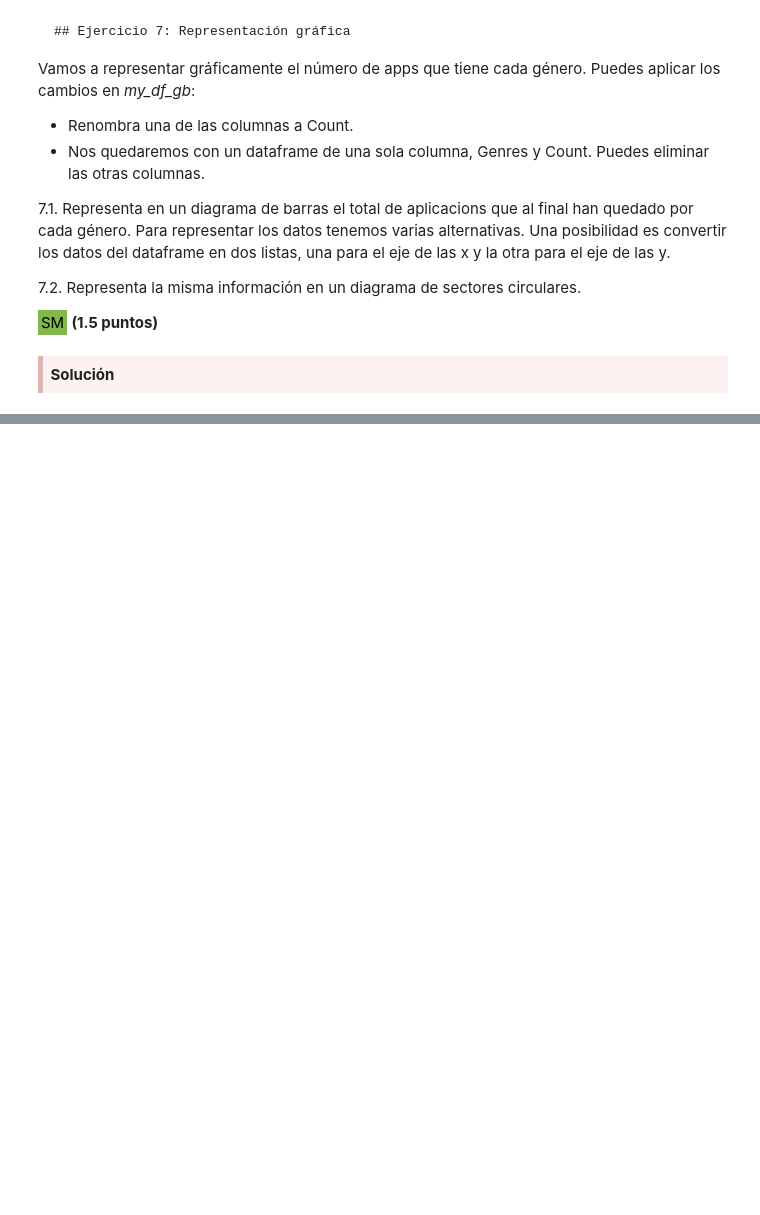
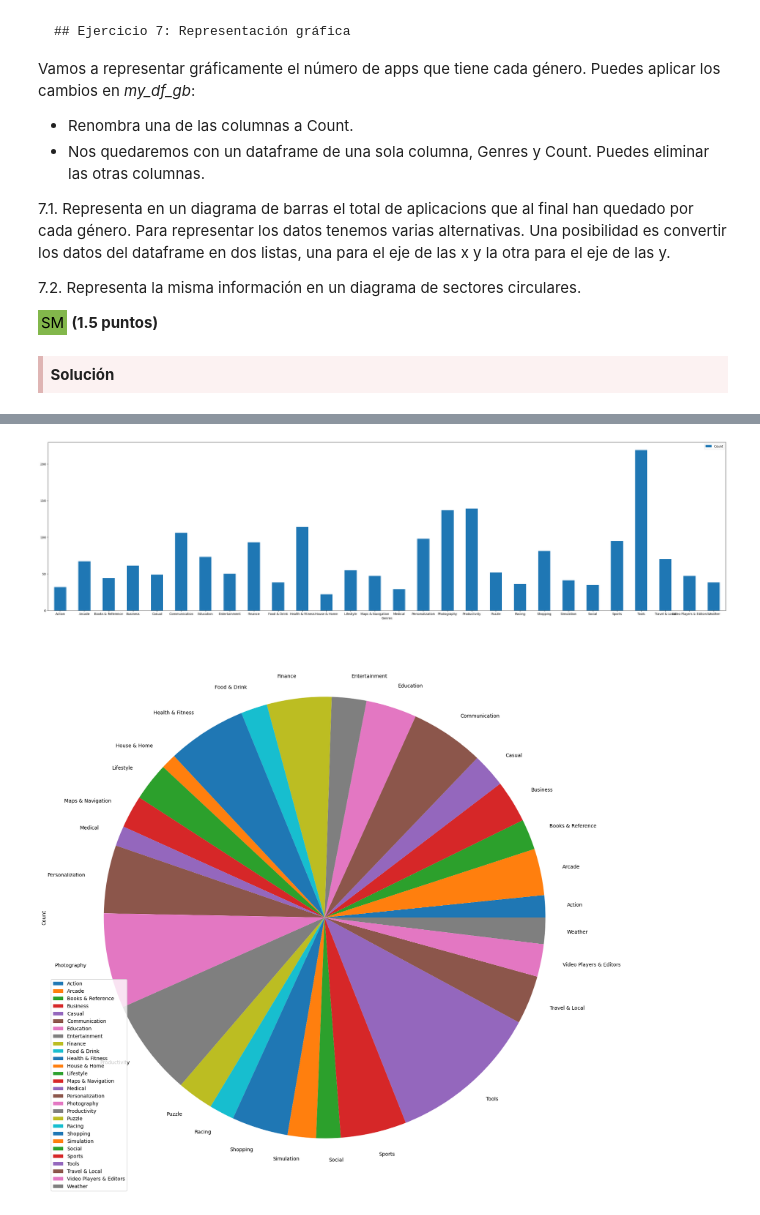
Before and after one commit to aloarte/pcd_solutions, a Jupyter notebook: PEC1/ES_PAC1_Enunciado.ipynb, the cells around one changed output, grey strips where cells are left out. Cells and saved outputs as stored; diff of their text form; code cells hidden in the pictures; blank space fills up the shorter version.

```diff
--- a/PEC1/ES_PAC1_Enunciado.ipynb
+++ b/PEC1/ES_PAC1_Enunciado.ipynb
@@ -475,10 +475,11 @@ my_dict = [{row['App']: row['Genres']} for index, row in my_df.iterrows()] # Ext
 #print(my_dict)
 
 # 6.3. A partir del dataframe my_df, haz un agrupamiento (group by) del número de apps por categoría (my_df_gb).
-my_df_gb = my_df.groupby(['Genres'])['App'].count() # Agrupamos por géneros y le pedimos que solo nos lo relacione con la columna 'App' haciendo un count para ver cuántas apps hay vinculadas a cada género
+my_df_gb = my_df.groupby(['Genres']).count() # Agrupamos por géneros haciendo un count para ver cuántas apps hay vinculadas a cada género
+# La documentación la he obtenido de los ejemplos que se indican aqui https://pandas.pydata.org/docs/reference/api/pandas.DataFrame.groupby.html
 
 # 6.4. Elimina del dataframe resultante los géneros que tienen menos de 20 apps.
-my_df_gb = my_df_gb.drop(my_df_gb.loc[my_df_gb<20].index) # Filtramos los que tengan un número menor que 20 con loc y luego los eliminamos con drop.
+my_df_gb = my_df_gb.drop(my_df_gb.loc[my_df_gb['App']<20].index) # Filtramos los que tengan un número menor que 20 con loc y luego los eliminamos con drop.
 
 # 6.5. Muestra el dataframe resultante por pantalla (continua siendo el dataframe my_df_gb).
 my_df_gb  #También podríamos mostrarlo con (print(my_df_gb))
@@ -518,3 +520,9 @@ Vamos a representar gráficamente el número de apps que tiene cada género. Pue
 <div style="background-color: #fcf2f2; border-color: #dfb5b4; border-left: 5px solid #dfb5b4; padding: 0.5em;">
 <strong>Solución</strong>
 </div>
+# %%
+my_df_gb = my_df_gb.rename(columns = {'App':'Count'})
+my_df_gb = my_df_gb.reset_index() # Reseteamos los índices del nuevo dataframe para poder aplicar la operación siguiente que elimina las columnas que no queremos. Esto hace que los índices vuelvan a empezar en 0 incrementando hasta el máximo
+my_df_gb = my_df_gb[['Genres','Count']] # Solo nos quedamos con las columnas 'Genres' y 'Count'
+
+my_df_gb
@@ -520,0 +547,8 @@ Vamos a representar gráficamente el número de apps que tiene cada género. Pue
+# %%
+
+ax = my_df_gb.plot.bar(x='Genres', y='Count', rot=0,figsize=(40,10)) # Creamos el gráfico de barras (https://pandas.pydata.org/docs/reference/api/pandas.DataFrame.plot.bar.html) Con figsize le cambiamos el tamaño para que se lea mejor
+
+pie = my_df_gb.plot.pie(y='Count', figsize=(20, 20),labels=my_df_gb['Genres']) # Creamos el pie chart (https://pandas.pydata.org/docs/reference/api/pandas.DataFrame.plot.pie.html) También le damos un tamaño mayor para visualizarlo mejor
+# %% [output]
+[figure, added]
+[figure, added]
```
Also changed, not shown: parts of 2 cells of this notebook.
